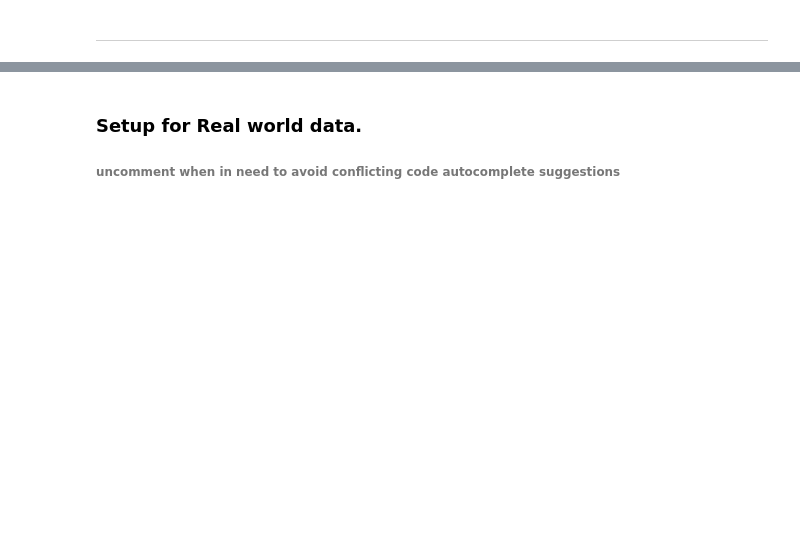
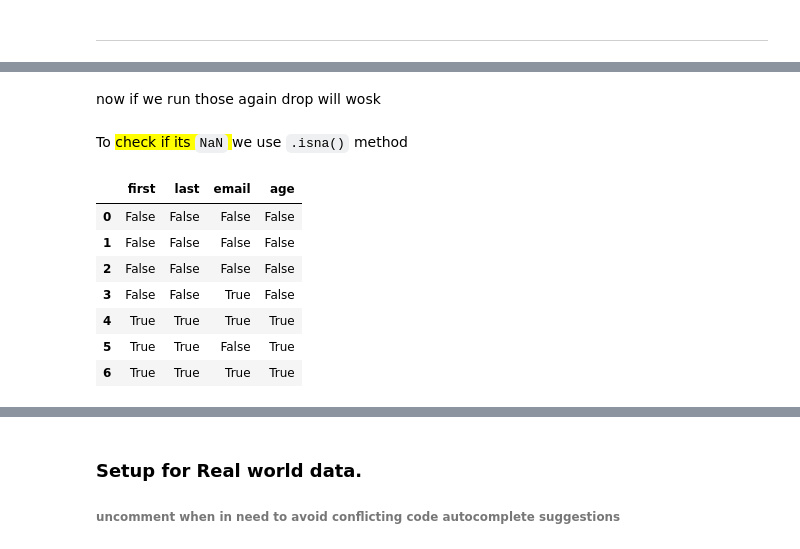
Before and after one commit to innovinitylabs/pandas-notes-corey-schaffer, a Jupyter notebook: 09-Cleaning Data - Casting Datatypes and Handling Missing Values.ipynb, the cells around one changed output, grey strips where cells are left out. Drawn from its saved outputs; the diff is of its cells as text; code cells hidden in the pictures; blank space fills up the shorter version.

```diff
--- a/09-Cleaning Data - Casting Datatypes and Handling Missing Values.ipynb
+++ b/09-Cleaning Data - Casting Datatypes and Handling Missing Values.ipynb
@@ -19,0 +148,15 @@ import pandas as pd
+# %% [markdown]
+now if we run those again drop will wosk
+# %% [markdown]
+To <mark>check if its `NaN` </mark> we use `.isna()` method
+# %%
+dft.isna()
+# %% [output]
+|  | first | last | email | age |
+| 0 | False | False | False | False |
+| 1 | False | False | False | False |
+| 2 | False | False | False | False |
+| 3 | False | False | True | False |
+| 4 | True | True | True | True |
+| 5 | True | True | False | True |
+| 6 | True | True | True | True |
```
Also changed, not shown: parts of 60 cells of this notebook.
